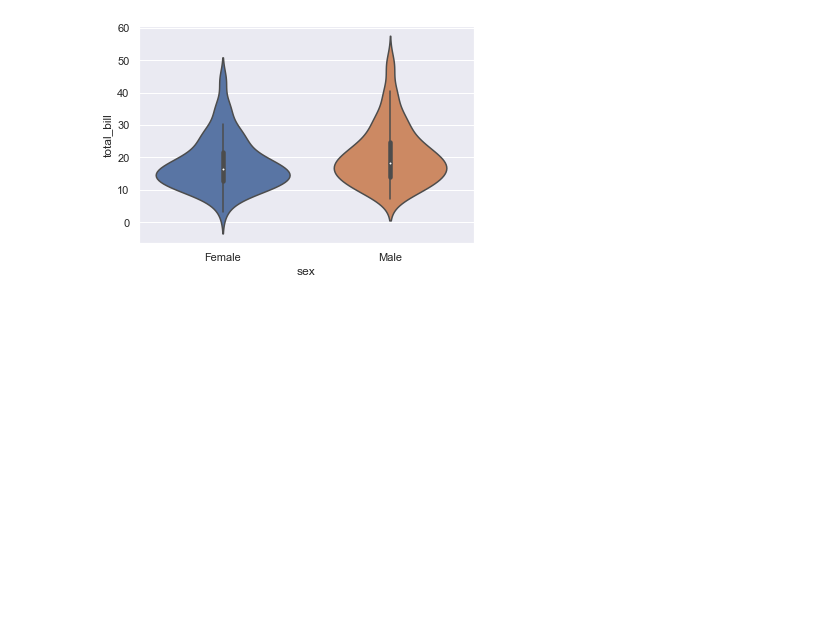
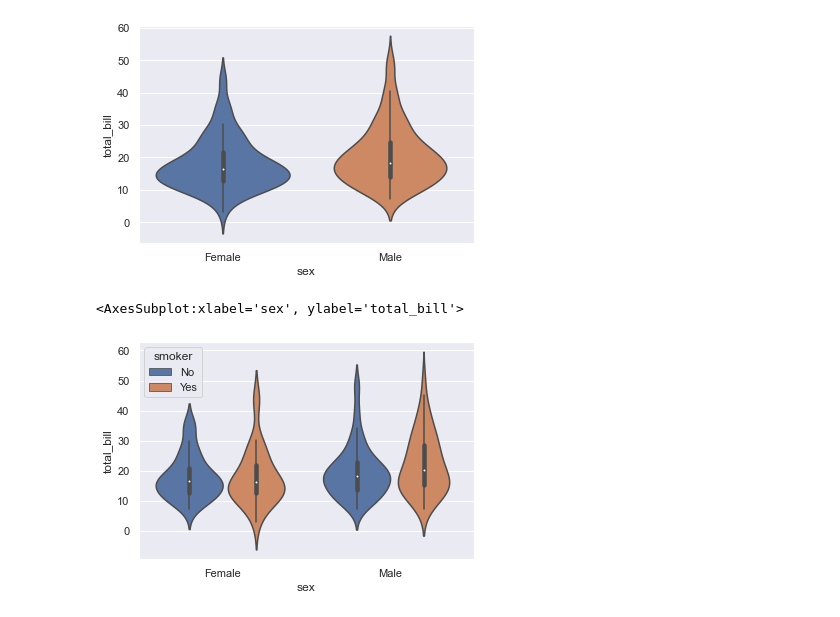
Before and after one commit to natasharivers/numpy-pandas-visualization-exercises, a Jupyter notebook: Seaborn Notes.ipynb, the cells around one changed output. Saved outputs shown, nothing was run; the diff lists cells and outputs as text; code cells hidden in the pictures; blank space fills up the shorter version.

```diff
--- a/Seaborn Notes.ipynb
+++ b/Seaborn Notes.ipynb
@@ -326,4 +336,7 @@ sns.violinplot(data = tips, y='total_bill', x='sex')
 <AxesSubplot:xlabel='sex', ylabel='total_bill'>
 [figure]
 # %%
-sns.violinplot(data = tips, y='total_bill', x='sex', hue = '')
+sns.violinplot(data = tips, y='total_bill', x='sex', hue = 'smoker')
+# %% [output]
+<AxesSubplot:xlabel='sex', ylabel='total_bill'>
+[figure, added]
```
Also changed, not shown: parts of 19 cells of this notebook.
